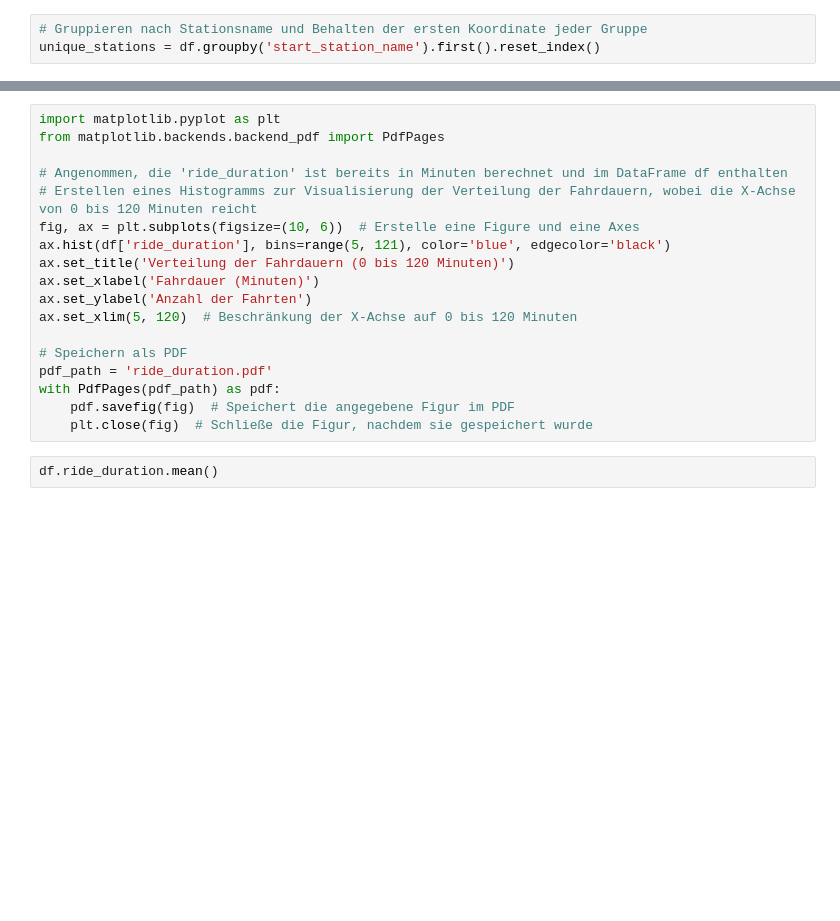
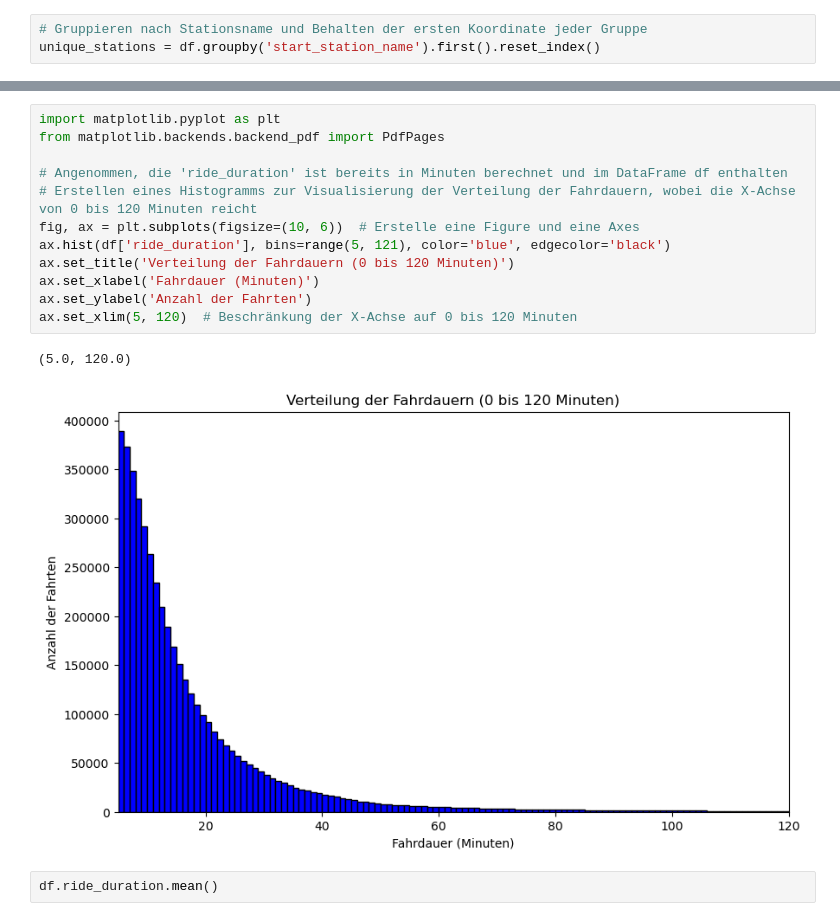
Before and after one commit to MariusRemmlinger/master_thesis, a Jupyter notebook: first_steps.ipynb, the cells around one changed output, grey strips where cells are left out. Drawn from its saved outputs; the diff is of its cells as text; blank space fills up the shorter version.

```diff
--- a/first_steps.ipynb
+++ b/first_steps.ipynb
@@ -66,21 +75,18 @@ ValueError: No figure None
 # %%
 import matplotlib.pyplot as plt
 from matplotlib.backends.backend_pdf import PdfPages
 
 # Angenommen, die 'ride_duration' ist bereits in Minuten berechnet und im DataFrame df enthalten
 # Erstellen eines Histogramms zur Visualisierung der Verteilung der Fahrdauern, wobei die X-Achse von 0 bis 120 Minuten reicht
 fig, ax = plt.subplots(figsize=(10, 6))  # Erstelle eine Figure und eine Axes
 ax.hist(df['ride_duration'], bins=range(5, 121), color='blue', edgecolor='black')
 ax.set_title('Verteilung der Fahrdauern (0 bis 120 Minuten)')
 ax.set_xlabel('Fahrdauer (Minuten)')
 ax.set_ylabel('Anzahl der Fahrten')
 ax.set_xlim(5, 120)  # Beschränkung der X-Achse auf 0 bis 120 Minuten
-
-# Speichern als PDF
-pdf_path = 'ride_duration.pdf'
-with PdfPages(pdf_path) as pdf:
-    pdf.savefig(fig)  # Speichert die angegebene Figur im PDF
-    plt.close(fig)  # Schließe die Figur, nachdem sie gespeichert wurde
+# %% [output]
+(5.0, 120.0)
+[figure, added]
 # %%
 df.ride_duration.mean()
 # %% [output]
```
Also changed, not shown: parts of 3 cells of this notebook.
